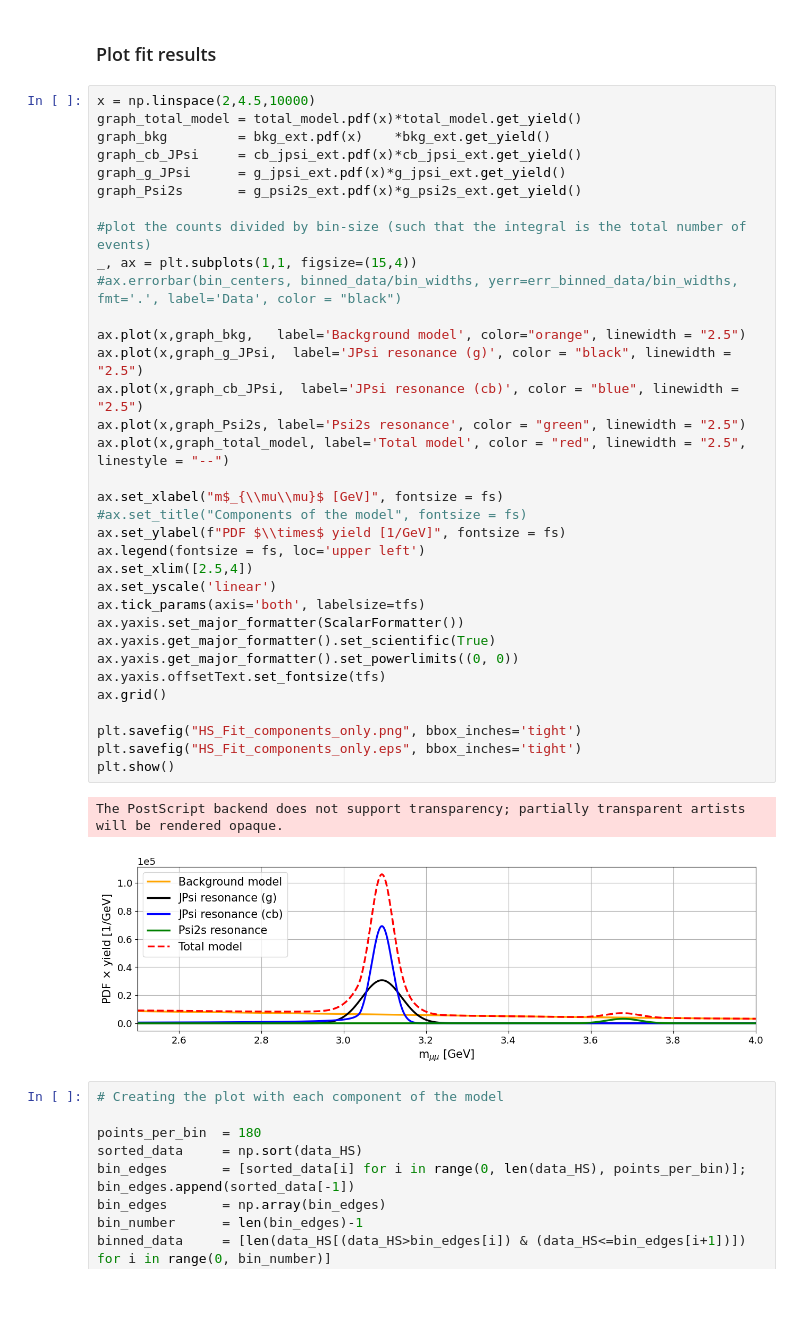
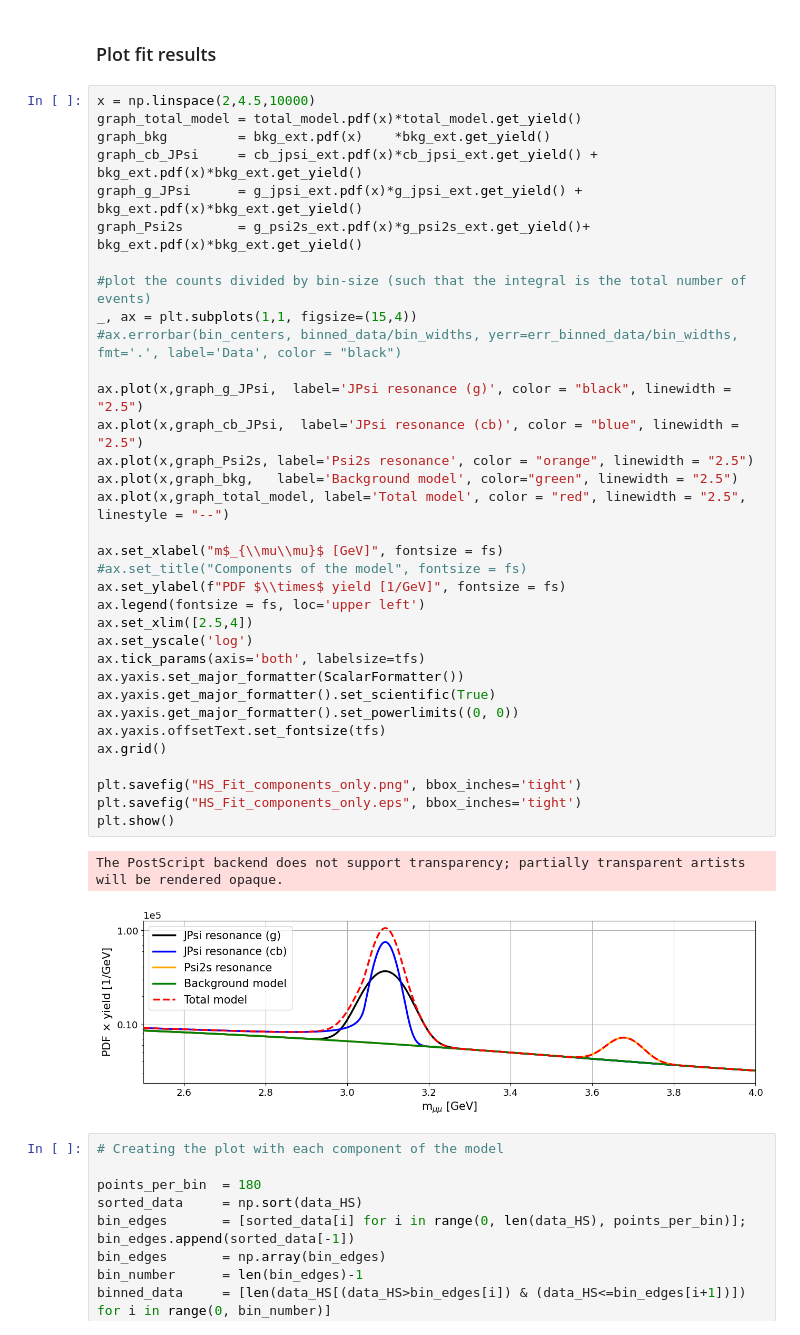
Before and after one commit to Matteo-Bellino/SMATEP_Project, a Jupyter notebook: Psi2S_RadanoBellino.ipynb, the cells around one changed output. Cells and saved outputs as stored; diff of their text form; blank space fills up the shorter version.

```diff
--- a/Psi2S_RadanoBellino.ipynb
+++ b/Psi2S_RadanoBellino.ipynb
@@ -216,40 +217,40 @@ jpsi_yield_ratio = result.values[0] / result.values[1]
 # %%
 x = np.linspace(2,4.5,10000)
 graph_total_model = total_model.pdf(x)*total_model.get_yield()
 graph_bkg         = bkg_ext.pdf(x)    *bkg_ext.get_yield()
-graph_cb_JPsi     = cb_jpsi_ext.pdf(x)*cb_jpsi_ext.get_yield()
-graph_g_JPsi      = g_jpsi_ext.pdf(x)*g_jpsi_ext.get_yield()
-graph_Psi2s       = g_psi2s_ext.pdf(x)*g_psi2s_ext.get_yield()
+graph_cb_JPsi     = cb_jpsi_ext.pdf(x)*cb_jpsi_ext.get_yield() + bkg_ext.pdf(x)*bkg_ext.get_yield()
+graph_g_JPsi      = g_jpsi_ext.pdf(x)*g_jpsi_ext.get_yield() + bkg_ext.pdf(x)*bkg_ext.get_yield()
+graph_Psi2s       = g_psi2s_ext.pdf(x)*g_psi2s_ext.get_yield()+ bkg_ext.pdf(x)*bkg_ext.get_yield()
 
 #plot the counts divided by bin-size (such that the integral is the total number of events)
 _, ax = plt.subplots(1,1, figsize=(15,4))
 #ax.errorbar(bin_centers, binned_data/bin_widths, yerr=err_binned_data/bin_widths, fmt='.', label='Data', color = "black")
 
-ax.plot(x,graph_bkg,   label='Background model', color="orange", linewidth = "2.5")
 ax.plot(x,graph_g_JPsi,  label='JPsi resonance (g)', color = "black", linewidth = "2.5")
 ax.plot(x,graph_cb_JPsi,  label='JPsi resonance (cb)', color = "blue", linewidth = "2.5")
-ax.plot(x,graph_Psi2s, label='Psi2s resonance', color = "green", linewidth = "2.5")
+ax.plot(x,graph_Psi2s, label='Psi2s resonance', color = "orange", linewidth = "2.5")
+ax.plot(x,graph_bkg,   label='Background model', color="green", linewidth = "2.5")
 ax.plot(x,graph_total_model, label='Total model', color = "red", linewidth = "2.5", linestyle = "--")
 
 ax.set_xlabel("m$_{\\mu\\mu}$ [GeV]", fontsize = fs)
 #ax.set_title("Components of the model", fontsize = fs)
 ax.set_ylabel(f"PDF $\\times$ yield [1/GeV]", fontsize = fs)
 ax.legend(fontsize = fs, loc='upper left')
 ax.set_xlim([2.5,4])
-ax.set_yscale('linear')
+ax.set_yscale('log')
 ax.tick_params(axis='both', labelsize=tfs)
 ax.yaxis.set_major_formatter(ScalarFormatter())
 ax.yaxis.get_major_formatter().set_scientific(True)
 ax.yaxis.get_major_formatter().set_powerlimits((0, 0))
 ax.yaxis.offsetText.set_fontsize(tfs)
 ax.grid()
 
 plt.savefig("HS_Fit_components_only.png", bbox_inches='tight')
 plt.savefig("HS_Fit_components_only.eps", bbox_inches='tight')
 plt.show()
 # %% [output]
 The PostScript backend does not support transparency; partially transparent artists will be rendered opaque.
-[figure, old version]
+[figure, new version]
 # %%
 # Creating the plot with each component of the model
 
```
Also changed, not shown: parts of 13 cells of this notebook.
